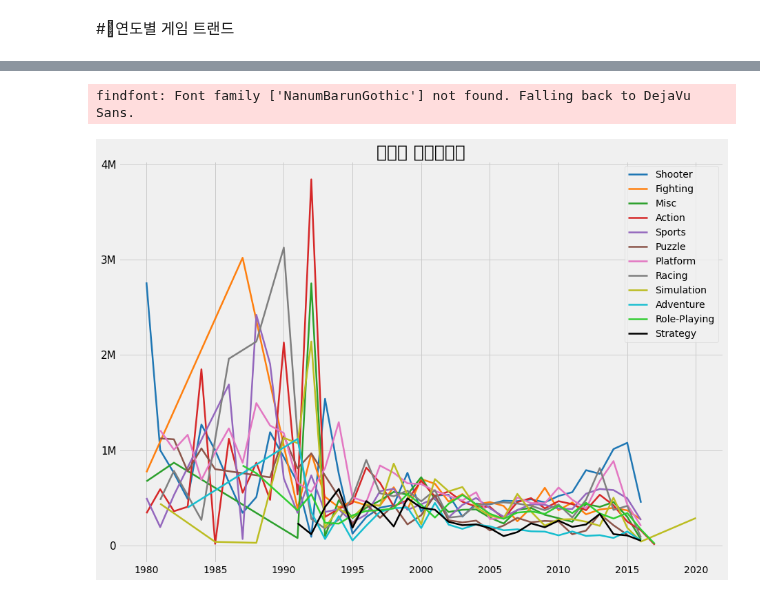
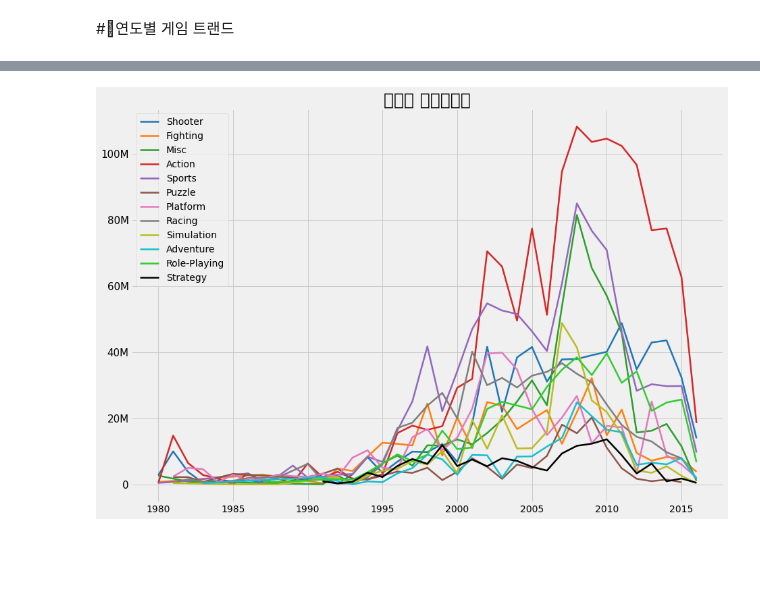
Before and after one commit to sseyonafre/Project, a Jupyter notebook: sprint1/AI_14_고세희_Section1.ipynb, the cells around one changed output, grey strips where cells are left out. Drawn from its saved outputs; the diff is of its cells as text; code cells hidden in the pictures; blank space fills up the shorter version.

```diff
--- a/sprint1/AI_14_고세희_Section1.ipynb
+++ b/sprint1/AI_14_고세희_Section1.ipynb
@@ -146,3 +171,5 @@ df= df[df['Year'] > 1900]
+# %%
+df.drop(index = df.query('Year > 2016').index,inplace=True)
 # %%
 #Genre의 결측치와 같은 게임이름의 데이터를 가진 다른 열이 있는지 확인
 missing_G = df[df['Genre'].isnull()]
@@ -249,7 +276,9 @@ error
 Sales= ['NA_Sales','EU_Sales','JP_Sales','Other_Sales']
 
 for i in Sales:
-  df[i] =df[i].replace({"K":"*0.001", "M":""}, regex=True).map(pd.eval).apply(lambda x:x*1000)
+  df[i] =df[i].replace({"K":"*0.001", "M":""}, regex=True).map(pd.eval)
+# %%
+df[Sales]=round(df[Sales]*1000)
 # %%
 df[Sales]= df[Sales].astype(int)
 # %%
@@ -492,2 +538,2 @@ findfont: Font family ['NanumBarunGothic'] not found. Falling back to DejaVu San
 # %%
-sales_by_year = df.groupby(['Genre','Year'],as_index=False)['Global_Sales'].mean()
+sales_by_year = df.groupby(['Genre','Year'],as_index=False)['Global_Sales'].sum()
@@ -510,30 +556,29 @@ sales_by_year
 # %%
 
-#장르별 총 판매량은 어떻게 변했는지 알아보자.
+#장르별 평균 판매량은 어떻게 변했는지 알아보자.
 plt.style.use('fivethirtyeight')
 fig, ax = plt.subplots(figsize=(14,10))
 import matplotlib as mpl
 from cycler import cycler
 mpl.rcParams['axes.prop_cycle'] = cycler('color', ['#1f77b4', '#ff7f0e', '#2ca02c', '#d62728', '#9467bd', '#8c564b', '#e377c2', '#7f7f7f', '#bcbd22', '#17becf'])
 
 ax1= sns.lineplot(x=sales_by_year.Year, y= sales_by_year.query("Genre=='Shooter'").Global_Sales,linewidth=2.5,label='Shooter',color='#1f77b4')
 ax2 = sns.lineplot(x=sales_by_year.Year, y= sales_by_year.query("Genre=='Fighting'").Global_Sales,linewidth=2.5,label='Fighting',color='#ff7f0e')
 ax3 = sns.lineplot(x=sales_by_year.Year, y= sales_by_year.query("Genre=='Misc'").Global_Sales,linewidth=2.5,label='Misc',color='#2ca02c')
 ax4 = sns.lineplot(x=sales_by_year.Year, y= sales_by_year.query("Genre=='Action'").Global_Sales,linewidth=2.5,label='Action',color='#d62728')
 ax5 = sns.lineplot(x=sales_by_year.Year, y= sales_by_year.query("Genre=='Sports'").Global_Sales,linewidth=2.5,label='Sports',color='#9467bd')
 ax6 = sns.lineplot(x=sales_by_year.Year, y= sales_by_year.query("Genre=='Puzzle'").Global_Sales,linewidth=2.5,label='Puzzle',color='#8c564b')
 ax7 = sns.lineplot(x=sales_by_year.Year, y= sales_by_year.query("Genre=='Platform'").Global_Sales,linewidth=2.5,label='Platform',color='#e377c2')
 ax8 = sns.lineplot(x=sales_by_year.Year, y= sales_by_year.query("Genre=='Racing'").Global_Sales,linewidth=2.5,label='Racing',color='#7f7f7f')
 ax9 = sns.lineplot(x=sales_by_year.Year, y= sales_by_year.query("Genre=='Simulation'").Global_Sales,linewidth=2.5,label='Simulation',color='#bcbd22')
 ax10 = sns.lineplot(x=sales_by_year.Year, y= sales_by_year.query("Genre=='Adventure'").Global_Sales,linewidth=2.5,label='Adventure',color='#17becf')
 ax11 = sns.lineplot(x=sales_by_year.Year, y= sales_by_year.query("Genre=='Role-Playing'").Global_Sales,linewidth=2.5,label='Role-Playing',color='limegreen')
 ax12 = sns.lineplot(x=sales_by_year.Year, y= sales_by_year.query("Genre=='Strategy'").Global_Sales,linewidth=2.5,label='Strategy',color='k')
-ax.set_yticks([ 0,1000, 2000,3000, 4000])
-ax.set_yticklabels(labels=['0','1M','2M','3M','4M'], fontsize=15)
+ax.set_yticks([ 0,20000, 40000,60000, 80000,100000])
+ax.set_yticklabels(labels=['0','20M','40M','60M','80M','100M'], fontsize=15)
 plt.title('장르별 판매량변화',fontsize=25, fontweight='semibold')
 
 ax.set(xlabel=None , ylabel=None)
 plt.legend();
 # %% [output]
-findfont: Font family ['NanumBarunGothic'] not found. Falling back to DejaVu Sans.
-[figure, old version]
+[figure, new version]
```
Also changed, not shown: parts of 29 cells of this notebook.
